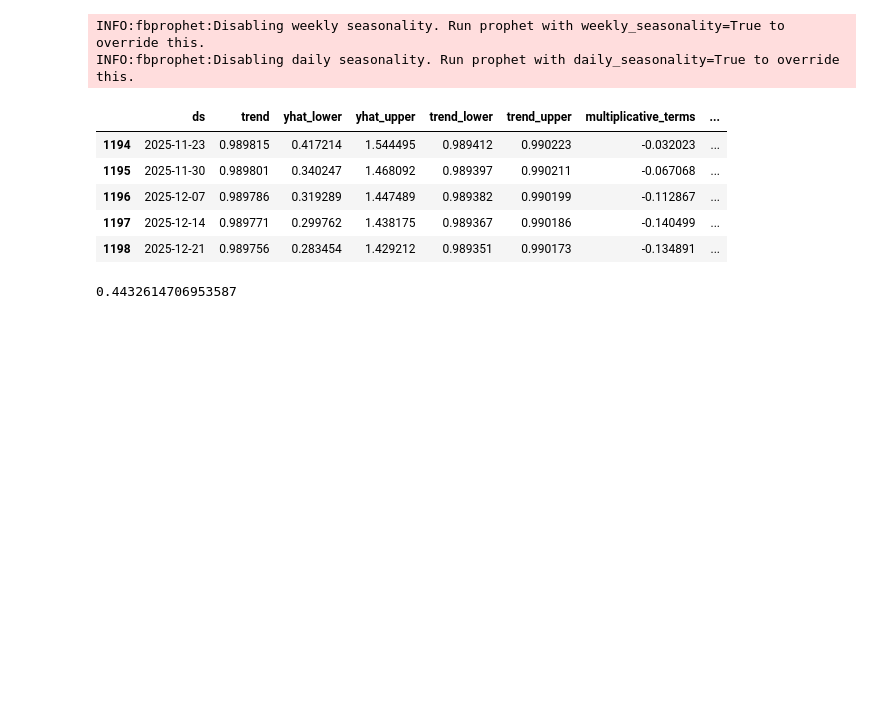
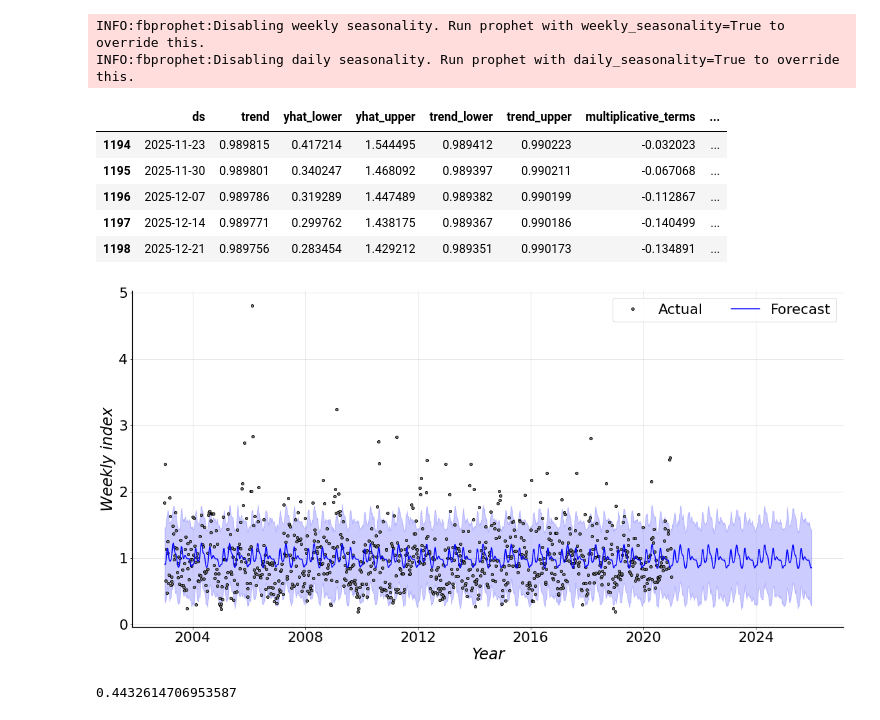
Before and after one commit to ADv0rnik/Data-analysis-for-JER, a Jupyter notebook: Holt_winters_model.ipynb, the cells around one changed output. Saved outputs shown, nothing was run; the diff lists cells and outputs as text; code cells hidden in the pictures; blank space fills up the shorter version.

```diff
--- a/Holt_winters_model.ipynb
+++ b/Holt_winters_model.ipynb
@@ -403,6 +402,34 @@ INFO:fbprophet:Disabling daily seasonality. Run prophet with daily_seasonality=T
 | 1196 | 2025-12-07 | 0.989786 | 0.319289 | 1.447489 | 0.989382 | 0.990199 | -0.112867 | ... |
 | 1197 | 2025-12-14 | 0.989771 | 0.299762 | 1.438175 | 0.989367 | 0.990186 | -0.140499 | ... |
 | 1198 | 2025-12-21 | 0.989756 | 0.283454 | 1.429212 | 0.989351 | 0.990173 | -0.134891 | ... |
+# %%
+fig2=m1.plot(fcst, uncertainty=False, plot_cap=True, ylabel='Weekly index', figsize=(16,8))
+ax = fig2.gca()
+ax.set_xlabel('Year',
+               fontsize = 24,
+               fontstyle='oblique',
+               fontweight = 'medium')
+ax.set_ylabel('Weekly index',
+               fontsize = 24,
+               fontstyle='oblique',
+               fontweight = 'normal')
+ax.tick_params(axis="x", labelsize=22)
+ax.tick_params(axis="y", labelsize=22)
+ax.spines['top'].set_visible(False)
+ax.spines['right'].set_visible(False)
+ax.spines['left'].set_lw(1.25)
+ax.spines['bottom'].set_lw(1.25)
+actual=ax.get_lines()[0]
+predict= ax.get_lines()[1]
+actual.set_marker('.')
+actual.set_markerfacecolor('gray')
+actual.set_markersize(8)
+predict.set_color('blue')
+ax.fill_between(fcst.ds, fcst.yhat_upper, fcst.yhat_lower,color = 'blue', alpha = 0.2)
+ax.legend(labels=['Actual', 'Forecast'], fontsize = 22, ncol=2, loc = 1)
+fig2.savefig('/content/drive/MyDrive/Colab Notebooks/Data for JER/fig9.png', dpi = 120)
+# %% [output]
+[figure, added]
 # %%
 se = np.square(fcst.loc[:, 'yhat'] - df1.y)
 mse = np.mean(se)
```
Also changed, not shown: parts of 3 cells of this notebook.
